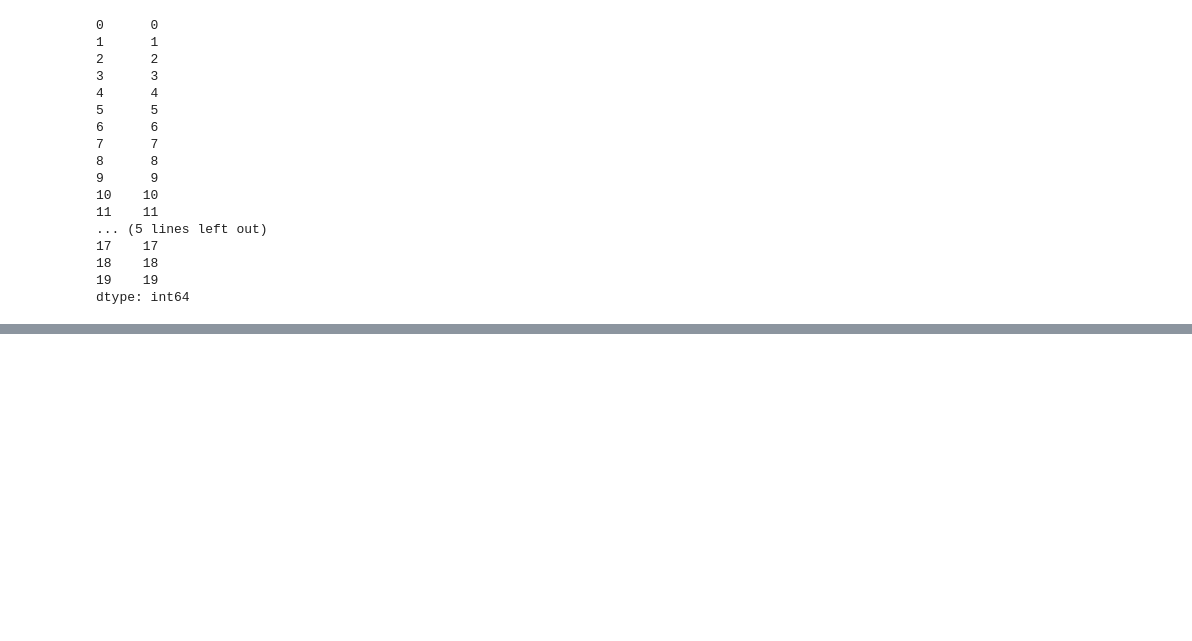
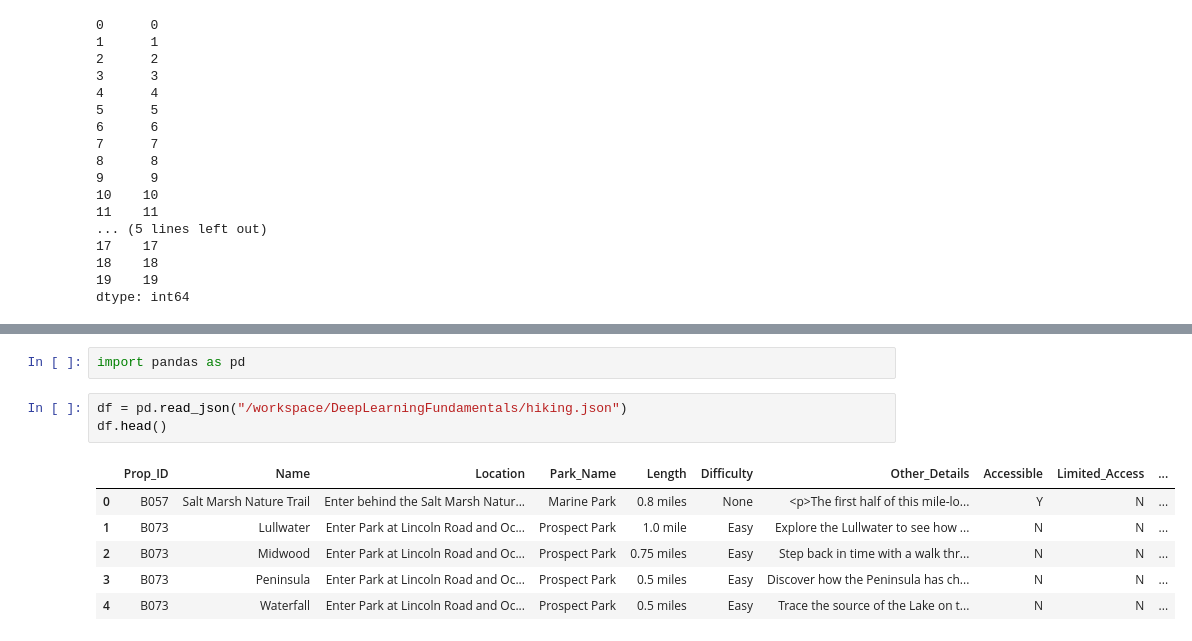
Before and after one commit to ibrahimediz/DeepLearningFundamentals, a Jupyter notebook: Egzersiz/Hatice/01_03_MissingData.ipynb, the cells around one changed output, grey strips where cells are left out. Cells and saved outputs as stored; diff of their text form; blank space fills up the shorter version.

```diff
--- a/Egzersiz/Hatice/01_03_MissingData.ipynb
+++ b/Egzersiz/Hatice/01_03_MissingData.ipynb
@@ -240,0 +237,12 @@ dtype: int64
+# %%
+import pandas as pd
+# %%
+df = pd.read_json("/workspace/DeepLearningFundamentals/hiking.json")
+df.head()
+# %% [output]
+|  | Prop_ID | Name | Location | Park_Name | Length | Difficulty | Other_Details | Accessible | Limited_Access | ... |
+| 0 | B057 | Salt Marsh Nature Trail | Enter behind the Salt Marsh Natur... | Marine Park | 0.8 miles | None | <p>The first half of this mile-lo... | Y | N | ... |
+| 1 | B073 | Lullwater | Enter Park at Lincoln Road and Oc... | Prospect Park | 1.0 mile | Easy | Explore the Lullwater to see how ... | N | N | ... |
+| 2 | B073 | Midwood | Enter Park at Lincoln Road and Oc... | Prospect Park | 0.75 miles | Easy | Step back in time with a walk thr... | N | N | ... |
+| 3 | B073 | Peninsula | Enter Park at Lincoln Road and Oc... | Prospect Park | 0.5 miles | Easy | Discover how the Peninsula has ch... | N | N | ... |
+| 4 | B073 | Waterfall | Enter Park at Lincoln Road and Oc... | Prospect Park | 0.5 miles | Easy | Trace the source of the Lake on t... | N | N | ... |
```
Also changed, not shown: parts of 16 cells of this notebook, 27 other files.
